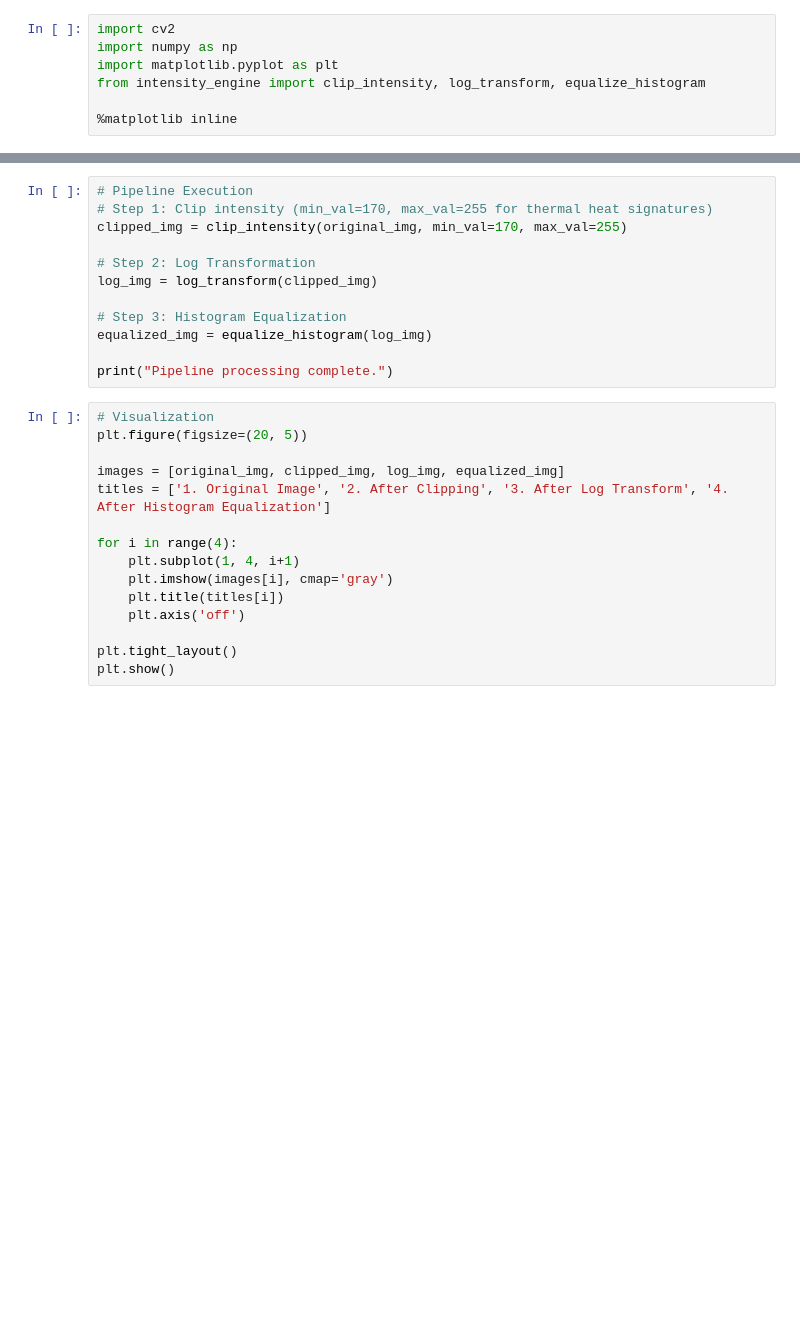
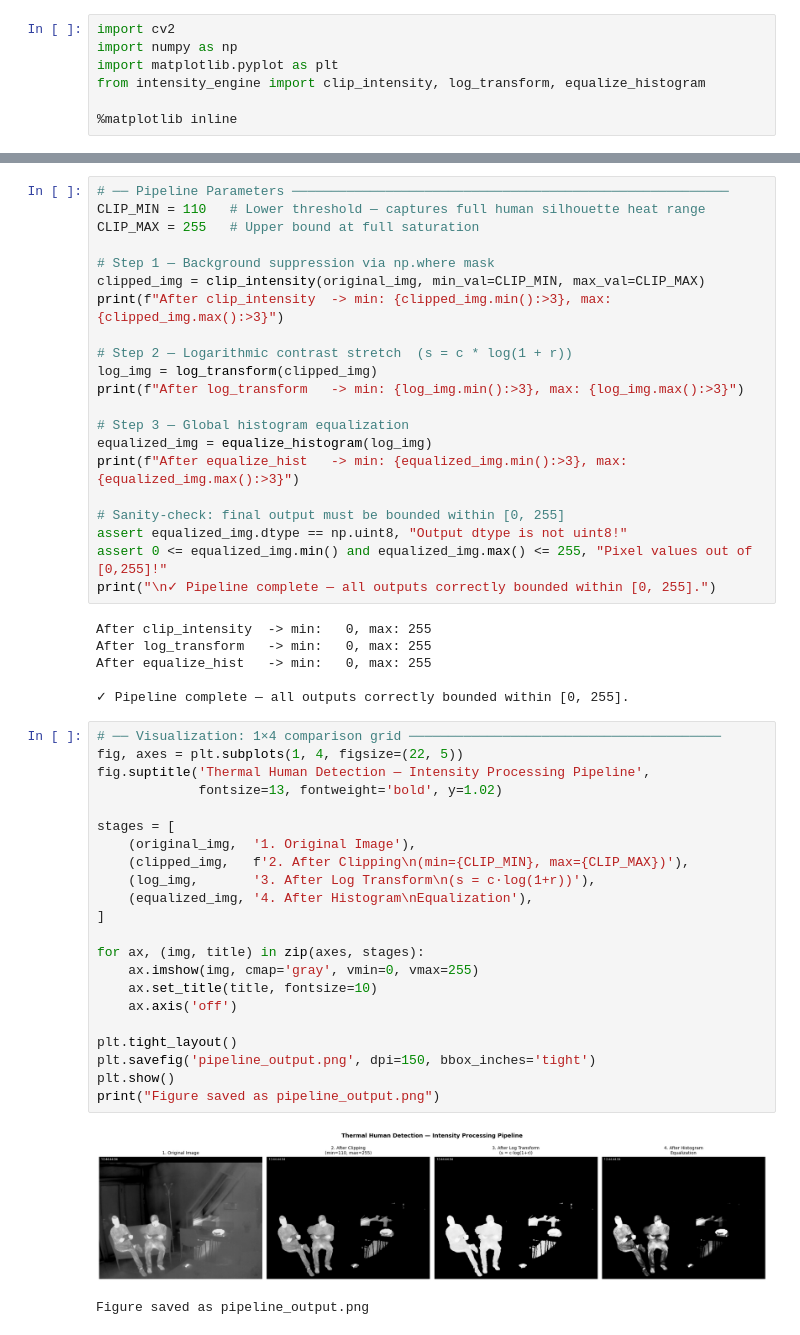
Before and after one commit to AHSANooo/Thermal-Image-Human-Detection, a Jupyter notebook: testing_stage1.ipynb, the cells around one changed output, grey strips where cells are left out. Cells and saved outputs as stored; diff of their text form; blank space fills up the shorter version.

```diff
--- a/testing_stage1.ipynb
+++ b/testing_stage1.ipynb
@@ -17,27 +23,52 @@ else:
-# %%
-# Pipeline Execution
-# Step 1: Clip intensity (min_val=170, max_val=255 for thermal heat signatures)
-clipped_img = clip_intensity(original_img, min_val=170, max_val=255)
-
-# Step 2: Log Transformation
-log_img = log_transform(clipped_img)
-
-# Step 3: Histogram Equalization
-equalized_img = equalize_histogram(log_img)
-
-print("Pipeline processing complete.")
-# %%
-# Visualization
-plt.figure(figsize=(20, 5))
-
-images = [original_img, clipped_img, log_img, equalized_img]
-titles = ['1. Original Image', '2. After Clipping', '3. After Log Transform', '4. After Histogram Equalization']
-
-for i in range(4):
-    plt.subplot(1, 4, i+1)
-    plt.imshow(images[i], cmap='gray')
-    plt.title(titles[i])
-    plt.axis('off')
-
-plt.tight_layout()
-plt.show()
+# %%
+# ── Pipeline Parameters ────────────────────────────────────────────────────────
+CLIP_MIN = 110   # Lower threshold — captures full human silhouette heat range
+CLIP_MAX = 255   # Upper bound at full saturation
+
+# Step 1 — Background suppression via np.where mask
+clipped_img = clip_intensity(original_img, min_val=CLIP_MIN, max_val=CLIP_MAX)
+print(f"After clip_intensity  -> min: {clipped_img.min():>3}, max: {clipped_img.max():>3}")
+
+# Step 2 — Logarithmic contrast stretch  (s = c * log(1 + r))
+log_img = log_transform(clipped_img)
+print(f"After log_transform   -> min: {log_img.min():>3}, max: {log_img.max():>3}")
+
+# Step 3 — Global histogram equalization
+equalized_img = equalize_histogram(log_img)
+print(f"After equalize_hist   -> min: {equalized_img.min():>3}, max: {equalized_img.max():>3}")
+
+# Sanity-check: final output must be bounded within [0, 255]
+assert equalized_img.dtype == np.uint8, "Output dtype is not uint8!"
+assert 0 <= equalized_img.min() and equalized_img.max() <= 255, "Pixel values out of [0,255]!"
+print("\n✓ Pipeline complete — all outputs correctly bounded within [0, 255].")
+# %% [output]
+After clip_intensity  -> min:   0, max: 255
+After log_transform   -> min:   0, max: 255
+After equalize_hist   -> min:   0, max: 255
+
+✓ Pipeline complete — all outputs correctly bounded within [0, 255].
+# %%
+# ── Visualization: 1×4 comparison grid ────────────────────────────────────────
+fig, axes = plt.subplots(1, 4, figsize=(22, 5))
+fig.suptitle('Thermal Human Detection — Intensity Processing Pipeline',
+             fontsize=13, fontweight='bold', y=1.02)
+
+stages = [
+    (original_img,  '1. Original Image'),
+    (clipped_img,   f'2. After Clipping\n(min={CLIP_MIN}, max={CLIP_MAX})'),
+    (log_img,       '3. After Log Transform\n(s = c·log(1+r))'),
+    (equalized_img, '4. After Histogram\nEqualization'),
+]
+
+for ax, (img, title) in zip(axes, stages):
+    ax.imshow(img, cmap='gray', vmin=0, vmax=255)
+    ax.set_title(title, fontsize=10)
+    ax.axis('off')
+
+plt.tight_layout()
+plt.savefig('pipeline_output.png', dpi=150, bbox_inches='tight')
+plt.show()
+print("Figure saved as pipeline_output.png")
+# %% [output]
+[figure, added]
+Figure saved as pipeline_output.png
```
Also changed, not shown: parts of 1 cell of this notebook, 2 other files.
